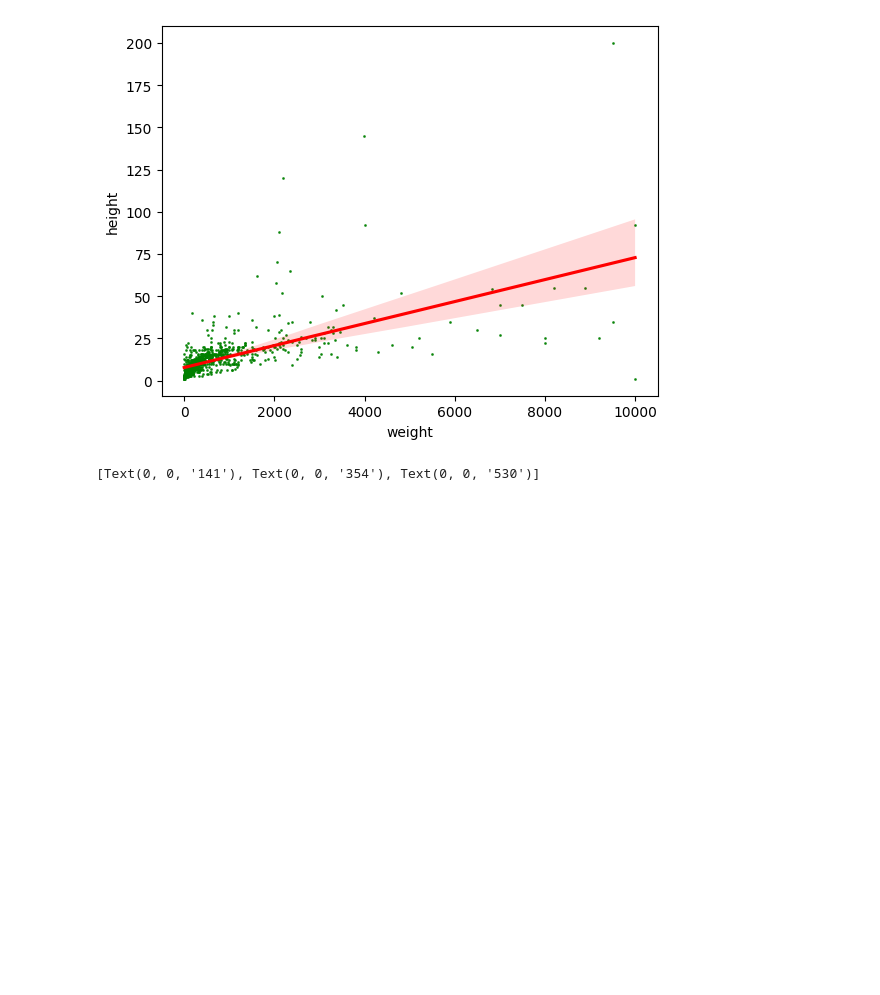
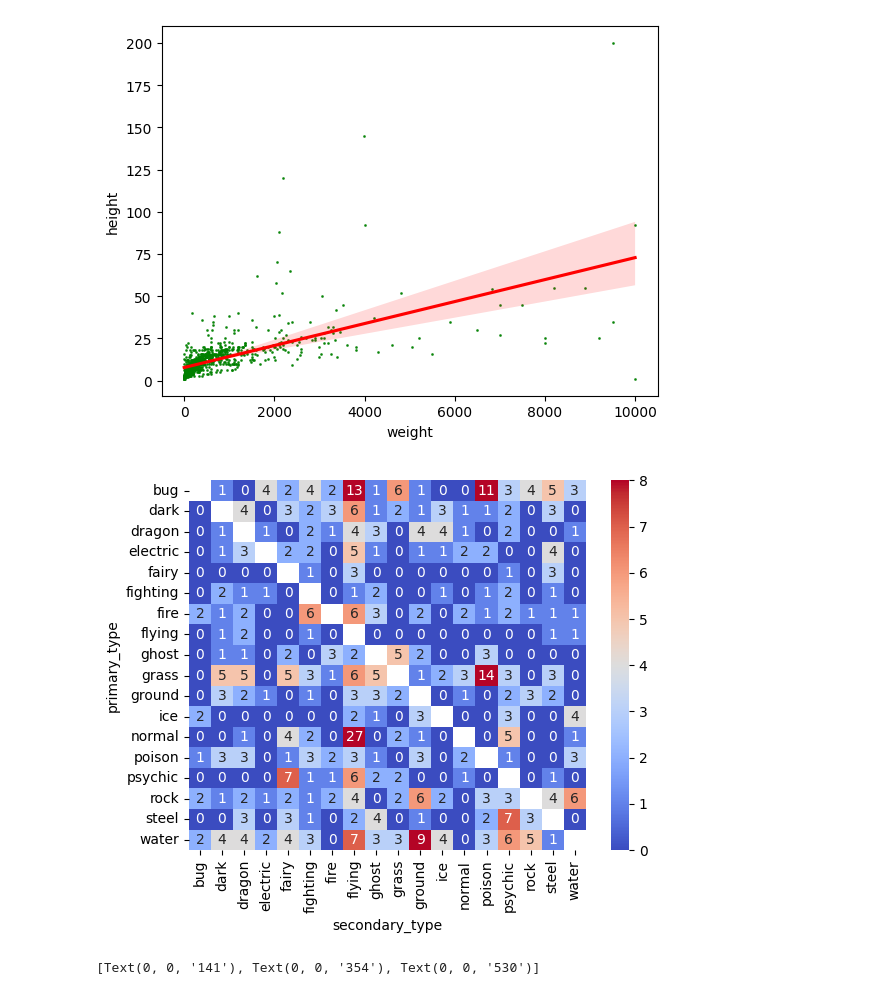
Before and after one commit to Gadomskyy/pokemon-data-analyzer, a Jupyter notebook: charts.ipynb, the cells around one changed output. Cells and saved outputs as stored; diff of their text form; code cells hidden in the pictures; blank space fills up the shorter version.

Commit message:
Create dual-type heatmap (#9)

```diff
--- a/charts.ipynb
+++ b/charts.ipynb
@@ -37,3 +38,14 @@ sns.regplot(data=df, x='weight', y='height',
+# %%
+types_df = df.copy()
+
+cross_tab = pd.crosstab(df['primary_type'], df['secondary_type'])
+
+uniform_data = np.random.rand(18, 18)
+diag_mask = np.eye(*uniform_data.shape, dtype=bool)
+
+ax = sns.heatmap(cross_tab, annot=True, cmap='coolwarm', fmt='d', vmin=0, vmax=8, mask=diag_mask)
+# %% [output]
+[figure, added]
 # %%
 #Boxplot size by type
 # %%
```
Also changed, not shown: parts of 3 cells of this notebook.
